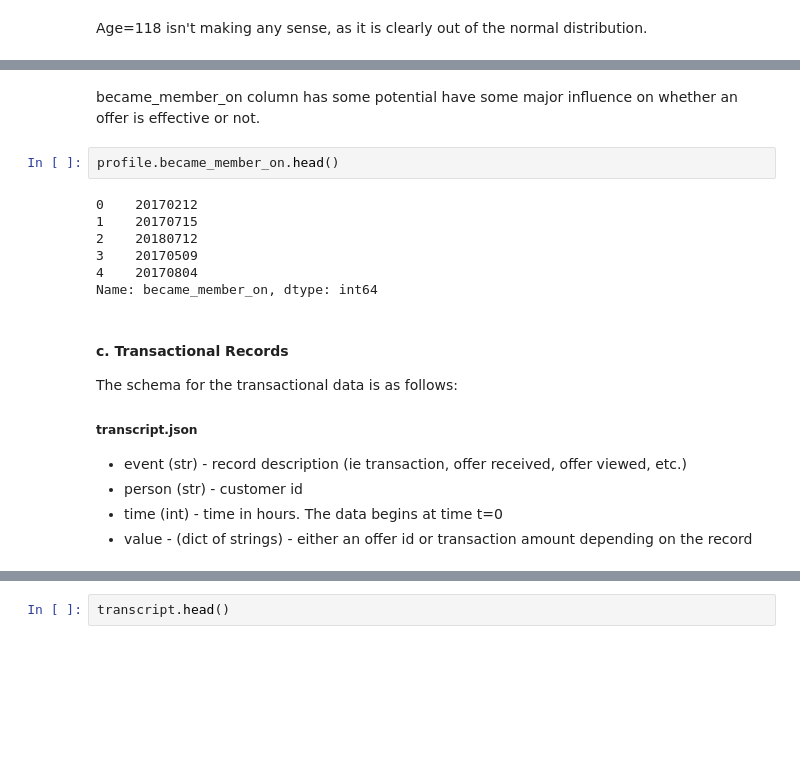
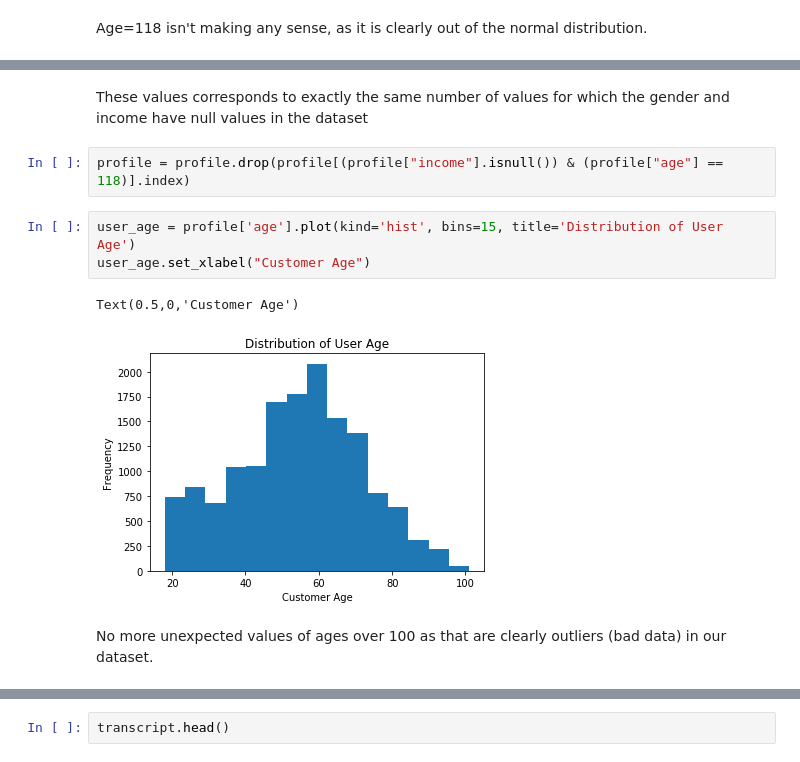
Before and after one commit to shagangrewal/Starbucks_Capstone, a Jupyter notebook: Starbucks_Capstone_notebook.ipynb, the cells around one changed output, grey strips where cells are left out. Drawn from its saved outputs; the diff is of its cells as text; blank space fills up the shorter version.

```diff
--- a/Starbucks_Capstone_notebook.ipynb
+++ b/Starbucks_Capstone_notebook.ipynb
@@ -182,22 +189,12 @@ profile.income.hist()
-# %% [markdown]
-became_member_on column has some potential have some major influence on whether an offer is effective or not.
-# %%
-profile.became_member_on.head()
-# %% [output]
-0    20170212
-1    20170715
-2    20180712
-3    20170509
-4    20170804
-Name: became_member_on, dtype: int64
-# %% [markdown]
-#### c. Transactional Records
-
-The schema for the transactional data is as follows:
-
-##### transcript.json
-
-- event (str) - record description (ie transaction, offer received, offer viewed, etc.)
-- person (str) - customer id
-- time (int) - time in hours. The data begins at time t=0
-- value - (dict of strings) - either an offer id or transaction amount depending on the record
+# %% [markdown]
+These values corresponds to exactly the same number of values for which the gender and income have null values in the dataset
+# %%
+profile = profile.drop(profile[(profile["income"].isnull()) & (profile["age"] == 118)].index)
+# %%
+user_age = profile['age'].plot(kind='hist', bins=15, title='Distribution of User Age')
+user_age.set_xlabel("Customer Age")
+# %% [output]
+Text(0.5,0,'Customer Age')
+[figure, added]
+# %% [markdown]
+No more unexpected values of ages over 100 as that are clearly outliers (bad data) in our dataset.
```
Also changed, not shown: parts of 278 cells of this notebook.
